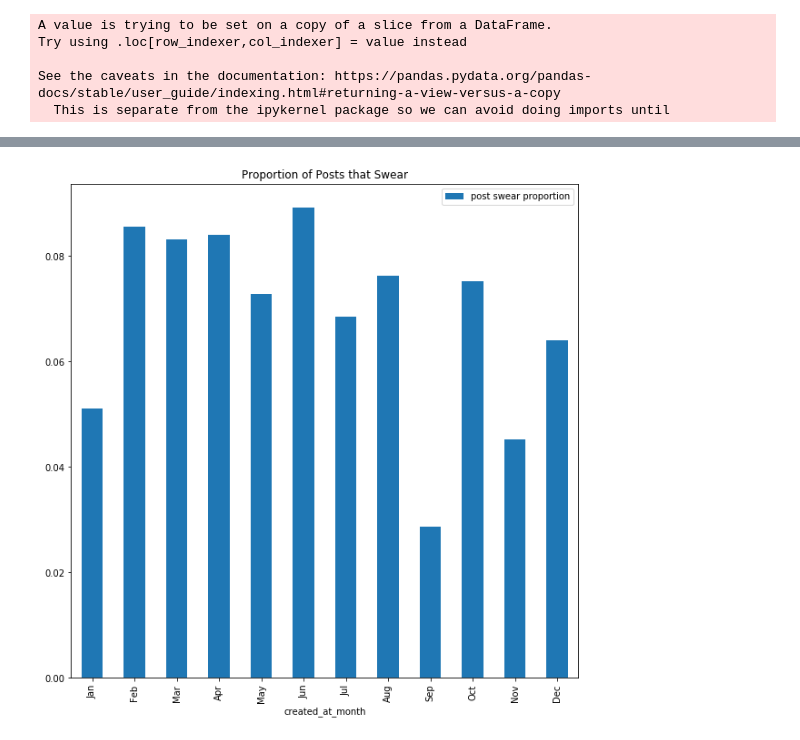
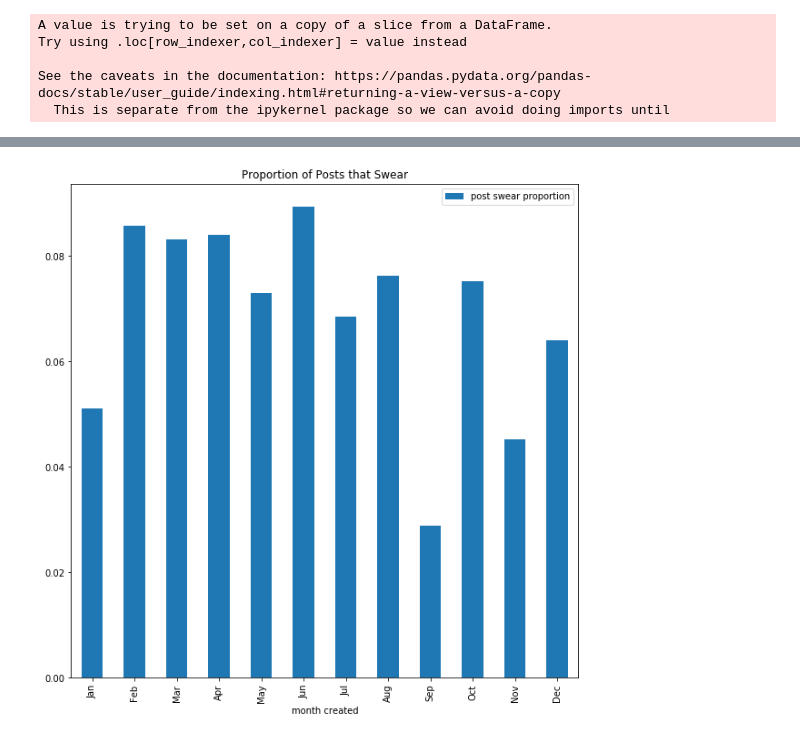
Before and after one commit to nathanchao/CSCD25-Project, a Jupyter notebook: Project.ipynb, the cells around one changed output, grey strips where cells are left out. Drawn from its saved outputs; the diff is of its cells as text; code cells hidden in the pictures.

```diff
--- a/Project.ipynb
+++ b/Project.ipynb
@@ -10,7 +10,7 @@ I will first setup the data pipeline and then write some initial analyses.
 First, read the text_submissions file.
 # %%
 import pandas as pd
-full_text_submissions = pd.read_csv('text_submissions.csv.gz', low_memory=False)
+full_text_submissions = pd.read_csv('Data/text_submissions.csv.gz', low_memory=False)
 # %% [markdown]
 Get posts from subreddits with around 100 posts.
 # %%
@@ -288,9 +283,9 @@ swore = swore.drop("subreddit", axis=1)
 swore = swore.drop("score", axis=1)
 
 # separate created_at into year, month, and day of week columns
-swore["created_at_year"] = swore['created_at'].dt.year
-swore["created_at_month"] = swore['created_at'].dt.month
-swore["created_at_day"] = swore['created_at'].dt.weekday
+swore["year created"] = swore['created_at'].dt.year
+swore["month created"] = swore['created_at'].dt.month
+swore["day created"] = swore['created_at'].dt.weekday
 
 # drop created_at column
 swore = swore.drop("created_at", axis=1)
@@ -309,12 +304,12 @@ ax = swore_year_month.plot.bar(figsize=(10,10), y="post swear proportion", title
 # %%
 # plot the proportion of posts that swear each month
-swore_month = swore.drop(["created_at_day", "created_at_year"], axis=1)
-swore_month = swore_month.groupby("created_at_month").mean()
+swore_month = swore.drop(["day created", "year created"], axis=1)
+swore_month = swore_month.groupby("month created").mean()
 month_int_to_str = {m: calendar.month_abbr[m] for m in range(1, 13)}
 swore_month = swore_month.rename(month_int_to_str, axis='index')
 swore_month = swore_month.rename(columns={'swore?':'post swear proportion'})
 ax = swore_month.plot.bar(figsize=(10,10), y="post swear proportion", title="Proportion of Posts that Swear")
 # %% [output]
-[figure, old version]
+[figure, new version]
 # %%
 # plot the proportion of posts that swear on each day of the week
```
Also changed, not shown: parts of 9 cells of this notebook, 3 other files.
